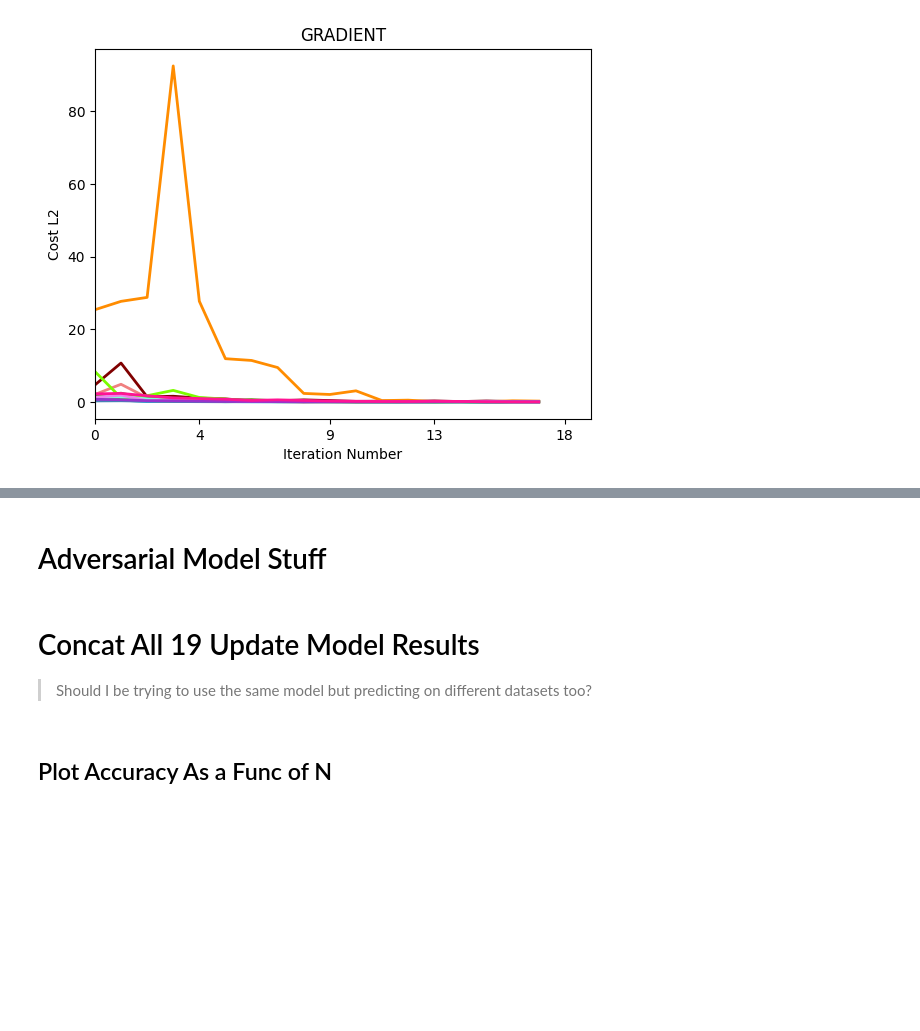
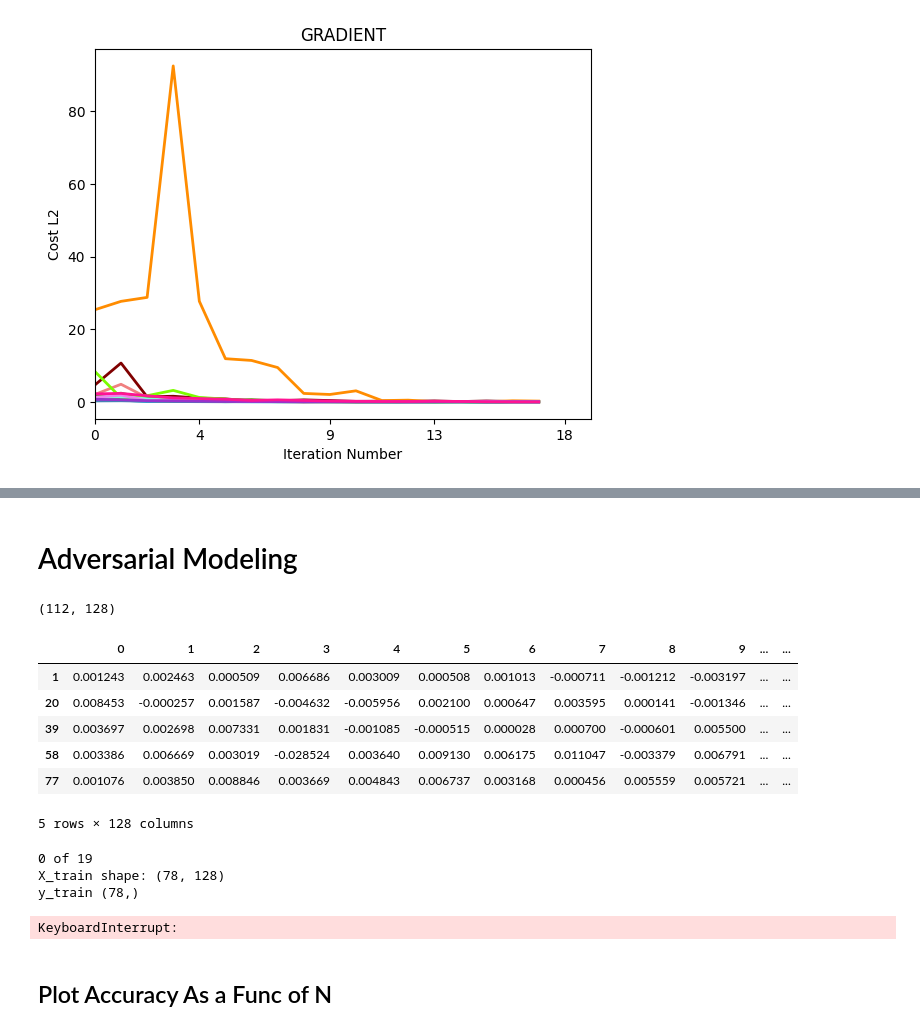
Before and after one commit to kdmalc/personalization-privacy-risk, a Jupyter notebook: 300_FL_Dec_Privacy.ipynb, the cells around one changed output, grey strips where cells are left out. Saved outputs shown, nothing was run; the diff lists cells and outputs as text; code cells hidden in the pictures; blank space fills up the shorter version.

```diff
--- a/300_FL_Dec_Privacy.ipynb
+++ b/300_FL_Dec_Privacy.ipynb
@@ -227,3 +156,0 @@ dec_flattened.head()
-# %%
-dec_flattened2 = dec_flattened.join(dec_flattened['Flattened Dec'].apply(pd.Series).add_prefix('col_'))
-dec_flattened2.head()
@@ -244,3 +156,0 @@ rounded_df.head()
-# %%
-dec_flattened2 = rounded_df.join(rounded_df['Flattened Dec'].apply(pd.Series))#.add_prefix('col_'))
-dec_flattened2.head()
@@ -284,11 +174,8 @@ expanded_dec_df.head()
 # %%
 assert(np.sum(expanded_dec_df.isnull().values)==0)
 # %% [markdown]
-# Adversarial Model Stuff
+# Adversarial Modeling
 # %%
 #my_models = [LogisticRegression(), KNeighborsClassifier(), GradientBoostingClassifier()]
 my_models = [LogisticRegression(), KNeighborsClassifier(), LinearSVC(), SGDClassifier(), DecisionTreeClassifier(), GradientBoostingClassifier()]
-# %% [markdown]
-# Concat All 19 Update Model Results
-> Should I be trying to use the same model but predicting on different datasets too?
 # %%
@@ -308,8 +195,45 @@ def make_all_update_models(flattened_input_df, my_metrics_columns=['Algorithm',
     full_test_df.drop('CV Acc', axis=1, inplace=True)
 
     return full_test_df
+# %%
+demo_stratify=False
+if demo_stratify:
+    flat_dec_expanded_df = expanded_dec_df
+    n=1
+
+    non_nth_update_idxs = flat_dec_expanded_df[~(flat_dec_expanded_df['Update Number'] == n)].index
+    dec_df = flat_dec_expanded_df.drop(non_nth_update_idxs)
+
+    dec_labels_df = pd.DataFrame(dec_df['Subject'].map(key_to_num))
+    dec_df.drop(['Subject', 'Update Number'], axis=1, inplace=True)
+
+    print(dec_df.shape)
+    display(dec_df.head())
+
+    X_train, y_train, X_test, y_test, X_val, y_val = train_test_val_split(dec_df, dec_labels_df)
+    print(y_train.value_counts())
+
+    from sklearn.model_selection import train_test_split
+    X_train2, X_test2, y_train2, y_test2 = train_test_split(dec_df, dec_labels_df,
+                                                        stratify=dec_labels_df,
+                                                        test_size=0.25)
+    print(y_train2.value_counts())
+# %% [output]
+(112, 128)
+|  | 0 | 1 | 2 | 3 | 4 | 5 | 6 | 7 | 8 | 9 | ... | ... |
+| 1 | 0.001243 | 0.002463 | 0.000509 | 0.006686 | 0.003009 | 0.000508 | 0.001013 | -0.000711 | -0.001212 | -0.003197 | ... | ... |
+| 20 | 0.008453 | -0.000257 | 0.001587 | -0.004632 | -0.005956 | 0.002100 | 0.000647 | 0.003595 | 0.000141 | -0.001346 | ... | ... |
+| 39 | 0.003697 | 0.002698 | 0.007331 | 0.001831 | -0.001085 | -0.000515 | 0.000028 | 0.000700 | -0.000601 | 0.005500 | ... | ... |
+| 58 | 0.003386 | 0.006669 | 0.003019 | -0.028524 | 0.003640 | 0.009130 | 0.006175 | 0.011047 | -0.003379 | 0.006791 | ... | ... |
+| 77 | 0.001076 | 0.003850 | 0.008846 | 0.003669 | 0.004843 | 0.006737 | 0.003168 | 0.000456 | 0.005559 | 0.005721 | ... | ... |
+5 rows × 128 columns
 # %%
-full_test_df = make_all_update_models(expanded_dec_df)
+full_test_df = make_all_update_models(expanded_dec_df, stratification=True)
 full_test_df.head(8)
+# %% [output]
+0 of 19
+X_train shape: (78, 128)
+y_train (78,)
+KeyboardInterrupt:
 # %% [markdown]
 ## Plot Accuracy As a Func of N
```
Also changed, not shown: parts of 38 cells of this notebook, 2 other files.
